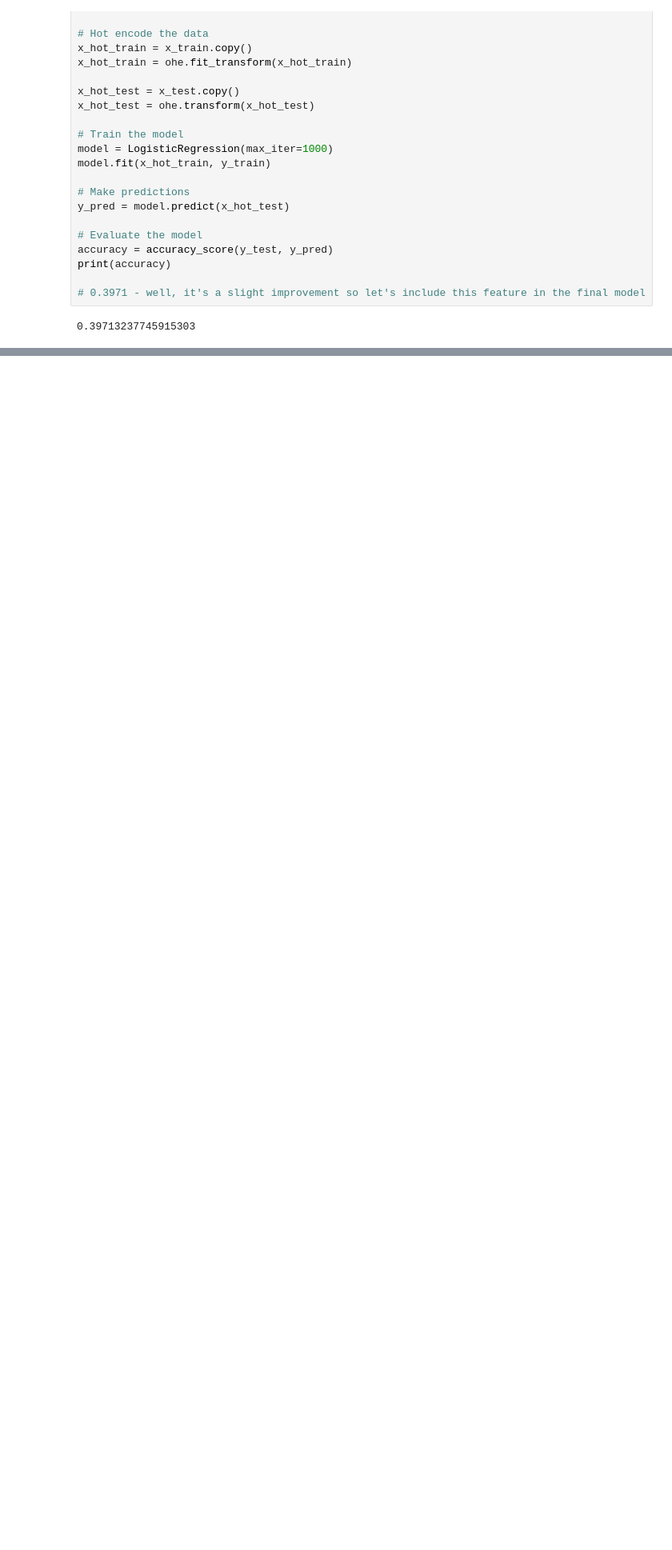
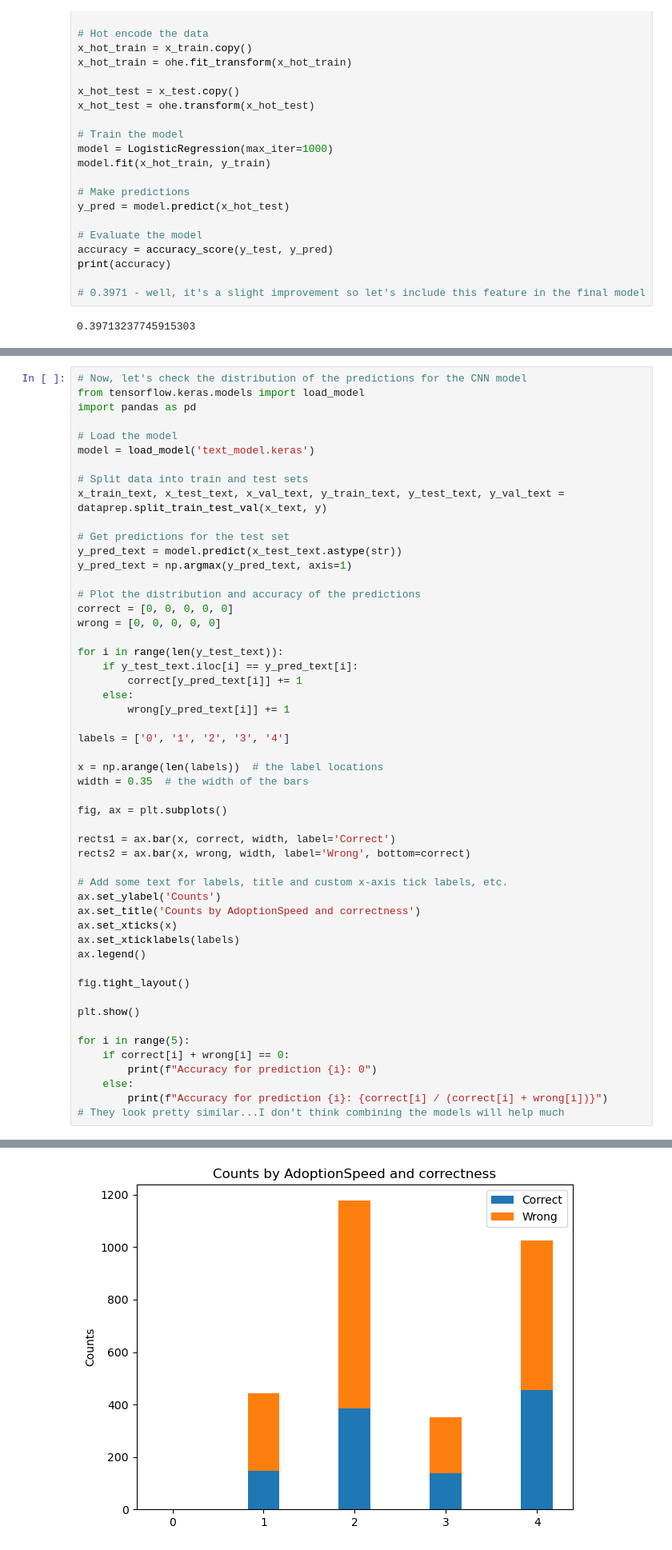
Before and after one commit to lshaoqin/aichallenge, a Jupyter notebook: eda.ipynb, the cells around one changed output, grey strips where cells are left out. Shown at 80% size. Saved outputs shown, nothing was run; the diff lists cells and outputs as text; blank space fills up the shorter version.

```diff
--- a/eda.ipynb
+++ b/eda.ipynb
@@ -1401,0 +1480,53 @@ print(misspelled)
+# %%
+# Now, let's check the distribution of the predictions for the CNN model
+from tensorflow.keras.models import load_model
+import pandas as pd
+
+# Load the model
+model = load_model('text_model.keras')
+
+# Split data into train and test sets
+x_train_text, x_test_text, x_val_text, y_train_text, y_test_text, y_val_text = dataprep.split_train_test_val(x_text, y)
+
+# Get predictions for the test set
+y_pred_text = model.predict(x_test_text.astype(str))
+y_pred_text = np.argmax(y_pred_text, axis=1)
+
+# Plot the distribution and accuracy of the predictions
+correct = [0, 0, 0, 0, 0]
+wrong = [0, 0, 0, 0, 0]
+
+for i in range(len(y_test_text)):
+    if y_test_text.iloc[i] == y_pred_text[i]:
+        correct[y_pred_text[i]] += 1
+    else:
+        wrong[y_pred_text[i]] += 1
+
+labels = ['0', '1', '2', '3', '4']
+
+x = np.arange(len(labels))  # the label locations
+width = 0.35  # the width of the bars
+
+fig, ax = plt.subplots()
+
+rects1 = ax.bar(x, correct, width, label='Correct')
+rects2 = ax.bar(x, wrong, width, label='Wrong', bottom=correct)
+
+# Add some text for labels, title and custom x-axis tick labels, etc.
+ax.set_ylabel('Counts')
+ax.set_title('Counts by AdoptionSpeed and correctness')
+ax.set_xticks(x)
+ax.set_xticklabels(labels)
+ax.legend()
+
+fig.tight_layout()
+
+plt.show()
+
+for i in range(5):
+    if correct[i] + wrong[i] == 0:
+        print(f"Accuracy for prediction {i}: 0")
+    else:
+        print(f"Accuracy for prediction {i}: {correct[i] / (correct[i] + wrong[i])}")
+# They look pretty similar...I don't think combining the models will help much
+# %% [output]
@@ -1401,0 +1534 @@ print(misspelled)
+[figure, added]
```
Also changed, not shown: parts of 6 cells of this notebook, 11 other files.
